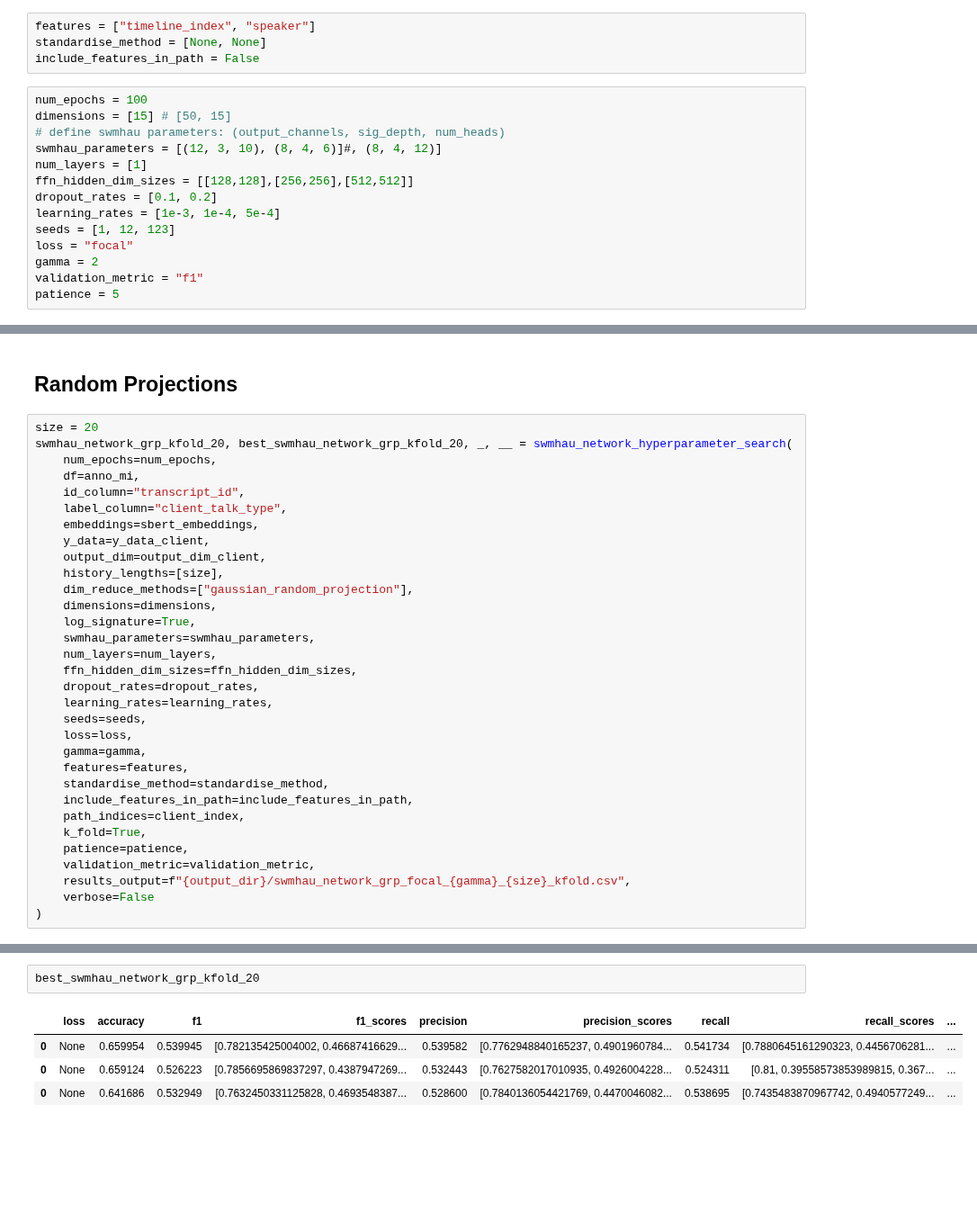
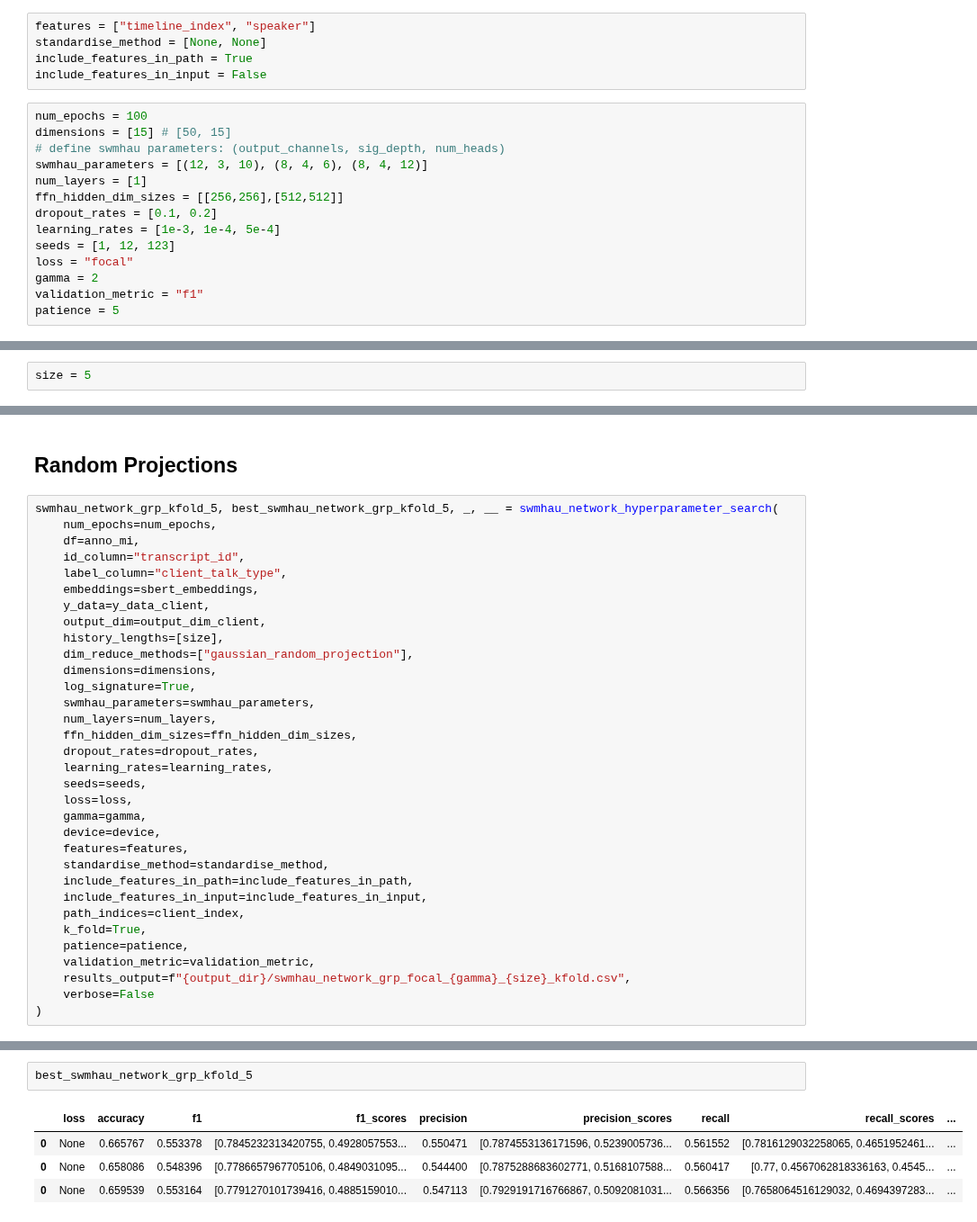
Before and after one commit to ttseriotou/sig-networks, a Jupyter notebook: notebooks/AnnoMI/client_talk_type_prediction/anno_mi-client-swmhau.ipynb, the cells around one changed output, grey strips where cells are left out. Shown at 90% size. Drawn from its saved outputs; the diff is of its cells as text; blank space fills up the shorter version.

```diff
--- a/notebooks/AnnoMI/client_talk_type_prediction/anno_mi-client-swmhau.ipynb
+++ b/notebooks/AnnoMI/client_talk_type_prediction/anno_mi-client-swmhau.ipynb
@@ -43,14 +51,15 @@ We only want to consider paths that correspond to a client's utterance as we wan
 # %%
 features = ["timeline_index", "speaker"]
 standardise_method = [None, None]
-include_features_in_path = False
+include_features_in_path = True
+include_features_in_input = False
 # %%
 num_epochs = 100
 dimensions = [15] # [50, 15]
 # define swmhau parameters: (output_channels, sig_depth, num_heads)
-swmhau_parameters = [(12, 3, 10), (8, 4, 6)]#, (8, 4, 12)]
+swmhau_parameters = [(12, 3, 10), (8, 4, 6), (8, 4, 12)]
 num_layers = [1]
-ffn_hidden_dim_sizes = [[128,128],[256,256],[512,512]]
+ffn_hidden_dim_sizes = [[256,256],[512,512]]
 dropout_rates = [0.1, 0.2]
 learning_rates = [1e-3, 1e-4, 5e-4]
 seeds = [1, 12, 123]
@@ -61,3 +72,5 @@ patience = 5
+# %%
+size = 5
 # %% [markdown]
 ## UMAP
 # %%
@@ -180,8 +194,7 @@ array([0.80677419, 0.46038483, 0.38095238])
 # %% [markdown]
 ## Random Projections
 # %%
-size = 20
-swmhau_network_grp_kfold_20, best_swmhau_network_grp_kfold_20, _, __ = swmhau_network_hyperparameter_search(
+swmhau_network_grp_kfold_5, best_swmhau_network_grp_kfold_5, _, __ = swmhau_network_hyperparameter_search(
     num_epochs=num_epochs,
     df=anno_mi,
     id_column="transcript_id",
@@ -201,9 +214,11 @@ swmhau_network_grp_kfold_20, best_swmhau_network_grp_kfold_20, _, __ = swmhau_ne
     seeds=seeds,
     loss=loss,
     gamma=gamma,
+    device=device,
     features=features,
     standardise_method=standardise_method,
     include_features_in_path=include_features_in_path,
+    include_features_in_input=include_features_in_input,
     path_indices=client_index,
     k_fold=True,
     patience=patience,
@@ -267,7 +283,7 @@ swmhau_network_grp_kfold_20.groupby([
 # %%
-best_swmhau_network_grp_kfold_20
+best_swmhau_network_grp_kfold_5
 # %% [output]
 |  | loss | accuracy | f1 | f1_scores | precision | precision_scores | recall | recall_scores | ... |
-| 0 | None | 0.659954 | 0.539945 | [0.782135425004002, 0.46687416629... | 0.539582 | [0.7762948840165237, 0.4901960784... | 0.541734 | [0.7880645161290323, 0.4456706281... | ... |
-| 0 | None | 0.659124 | 0.526223 | [0.7856695869837297, 0.4387947269... | 0.532443 | [0.7627582017010935, 0.4926004228... | 0.524311 | [0.81, 0.39558573853989815, 0.367... | ... |
-| 0 | None | 0.641686 | 0.532949 | [0.7632450331125828, 0.4693548387... | 0.528600 | [0.7840136054421769, 0.4470046082... | 0.538695 | [0.7435483870967742, 0.4940577249... | ... |
+| 0 | None | 0.665767 | 0.553378 | [0.7845232313420755, 0.4928057553... | 0.550471 | [0.7874553136171596, 0.5239005736... | 0.561552 | [0.7816129032258065, 0.4651952461... | ... |
+| 0 | None | 0.658086 | 0.548396 | [0.7786657967705106, 0.4849031095... | 0.544400 | [0.7875288683602771, 0.5168107588... | 0.560417 | [0.77, 0.4567062818336163, 0.4545... | ... |
+| 0 | None | 0.659539 | 0.553164 | [0.7791270101739416, 0.4885159010... | 0.547113 | [0.7929191716766867, 0.5092081031... | 0.566356 | [0.7658064516129032, 0.4694397283... | ... |
```
Also changed, not shown: parts of 86 cells of this notebook, 48 other files.
